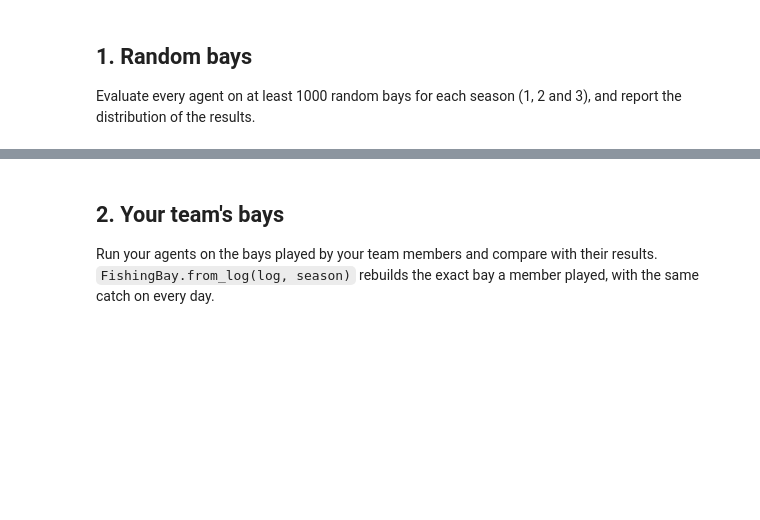
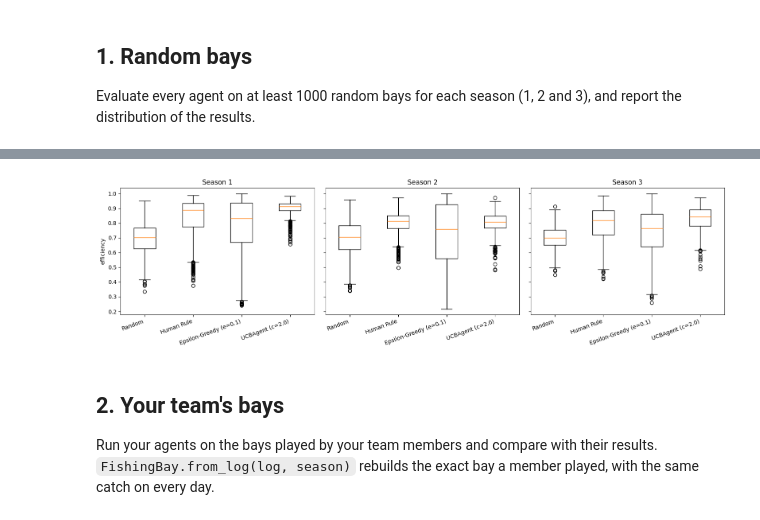
Before and after one commit to KuMMii/MALIS-project, a Jupyter notebook: experiment.ipynb, the cells around one changed output, grey strips where cells are left out. Cells and saved outputs as stored; diff of their text form; code cells hidden in the pictures; blank space fills up the shorter version.

```diff
--- a/experiment.ipynb
+++ b/experiment.ipynb
@@ -49,0 +153,10 @@ Evaluate every agent on at least 1000 random bays for each season (1, 2 and 3),
+# %%
+for season in (1, 2, 3):
+    rows = []
+    for name, ms in results_s1[season].items():
+        e = np.array([m["eta"] for m in ms])
+        q = np.percentile(e, [5, 25, 50, 75, 95])
+        rows.append({"Agent": name, "min": e.min(), "p5": q[0], "p25": q[1],
+                     "p50": q[2], "p75": q[3], "p95": q[4], "max": e.max()})
+    print(f"\nSeason {season}: distribution of efficiency over {N_BAYS} bays")
+    print(pd.DataFrame(rows).round(3).to_string(index=False))
@@ -50,3 +192,15 @@ Evaluate every agent on at least 1000 random bays for each season (1, 2 and 3),
+# %%
+fig, axes = plt.subplots(1, 3, figsize=(16, 4.5), sharey=True)
+for ax, season in zip(axes, (1, 2, 3)):
+    names = list(results_s1[season])
+    ax.boxplot([[m["eta"] for m in results_s1[season][n]] for n in names])
+    ax.set_xticks(range(1, len(names) + 1))
+    ax.set_xticklabels(names, rotation=20, ha="right")
+    ax.set_title(f"Season {season}")
+axes[0].set_ylabel("efficiency")
+plt.tight_layout(); plt.show()
+# %% [output]
+[figure, added]
 # %% [markdown]
 ## 2. Your team's bays
 
```
Also changed, not shown: parts of 18 cells of this notebook.
